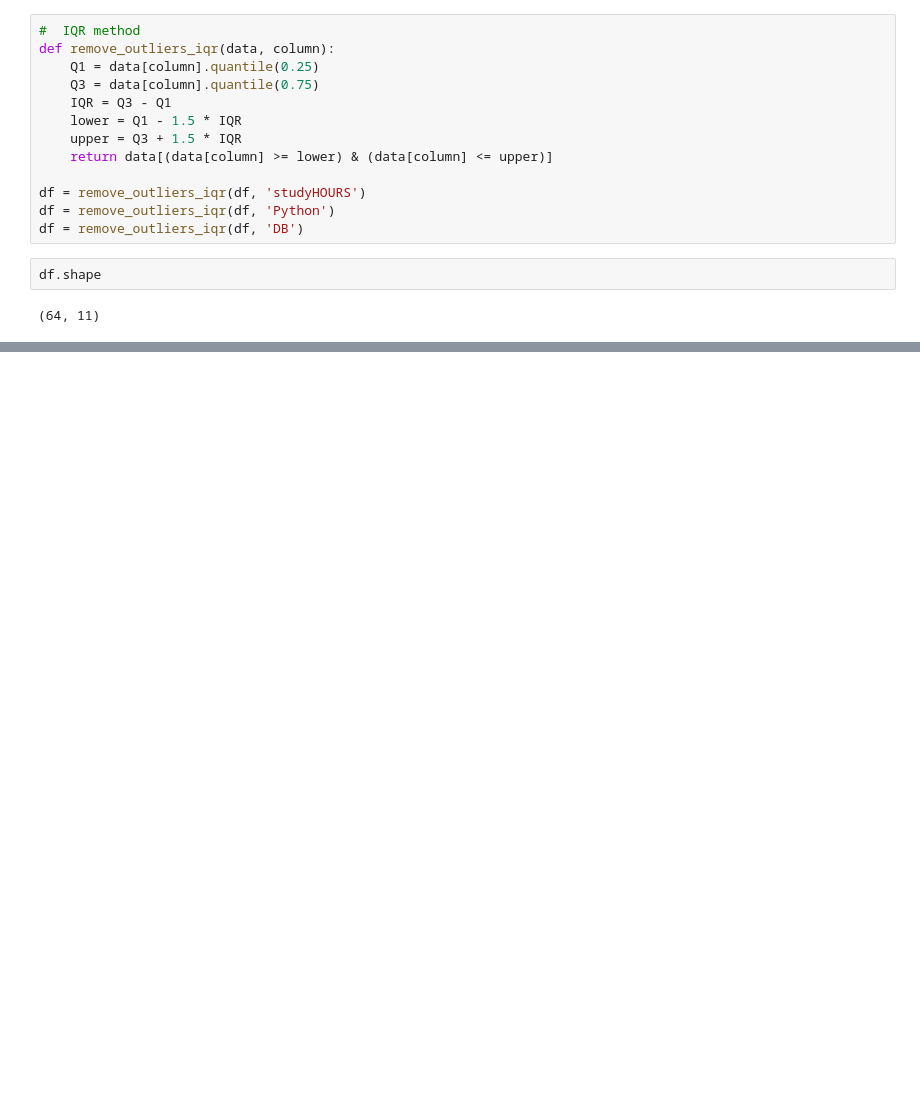
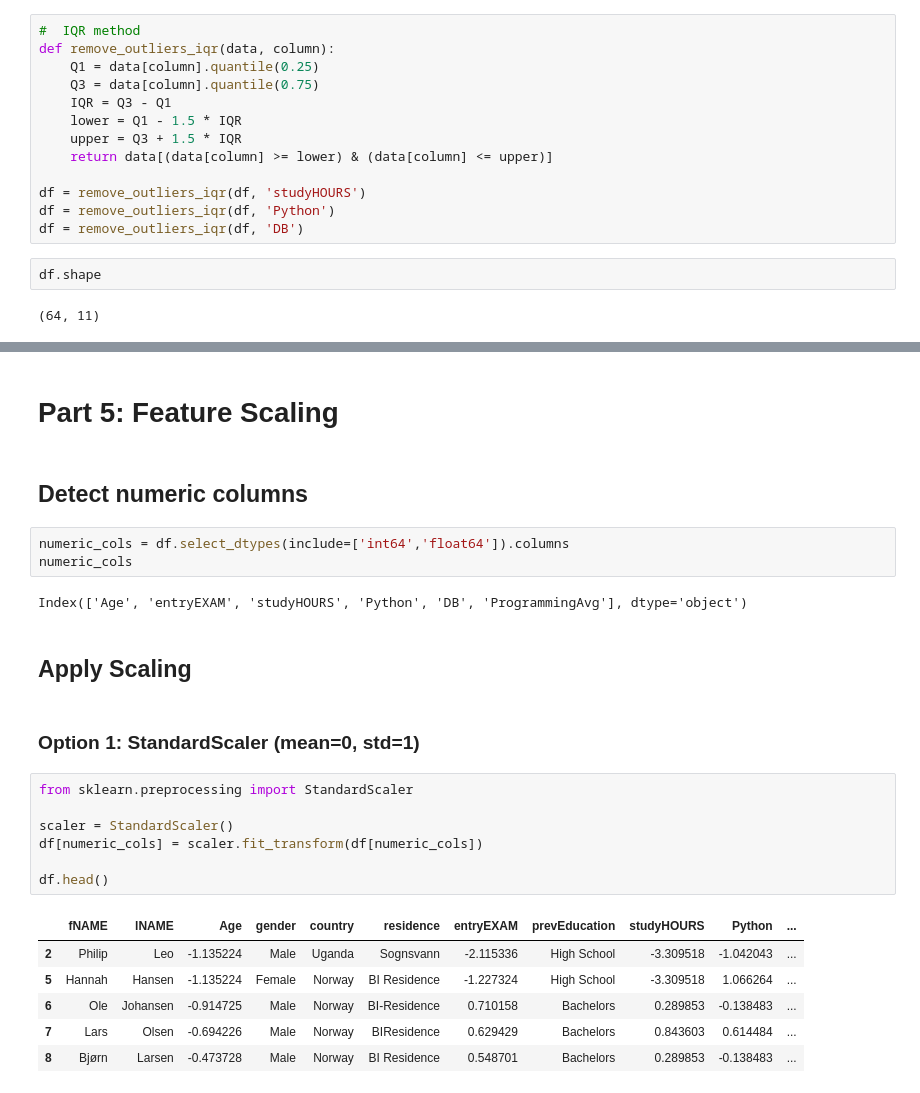
Before and after one commit to Toqa-ElMalah/Student-Data-Cleaning, a Jupyter notebook: Student Dataset.ipynb, the cells around one changed output, grey strips where cells are left out. Cells and saved outputs as stored; diff of their text form; blank space fills up the shorter version.

```diff
--- a/Student Dataset.ipynb
+++ b/Student Dataset.ipynb
@@ -264,0 +290,27 @@ df.to_csv("cleaned_students.csv", index=False)
+# %% [markdown]
+# Part 5: Feature Scaling
+# %% [markdown]
+## Detect numeric columns
+# %%
+numeric_cols = df.select_dtypes(include=['int64','float64']).columns
+numeric_cols
+# %% [output]
+Index(['Age', 'entryEXAM', 'studyHOURS', 'Python', 'DB', 'ProgrammingAvg'], dtype='object')
+# %% [markdown]
+## Apply Scaling
+# %% [markdown]
+### Option 1: StandardScaler (mean=0, std=1)
+# %%
+from sklearn.preprocessing import StandardScaler
+
+scaler = StandardScaler()
+df[numeric_cols] = scaler.fit_transform(df[numeric_cols])
+
+df.head()
+# %% [output]
+|  | fNAME | lNAME | Age | gender | country | residence | entryEXAM | prevEducation | studyHOURS | Python | ... |
+| 2 | Philip | Leo | -1.135224 | Male | Uganda | Sognsvann | -2.115336 | High School | -3.309518 | -1.042043 | ... |
+| 5 | Hannah | Hansen | -1.135224 | Female | Norway | BI Residence | -1.227324 | High School | -3.309518 | 1.066264 | ... |
+| 6 | Ole | Johansen | -0.914725 | Male | Norway | BI-Residence | 0.710158 | Bachelors | 0.289853 | -0.138483 | ... |
+| 7 | Lars | Olsen | -0.694226 | Male | Norway | BIResidence | 0.629429 | Bachelors | 0.843603 | 0.614484 | ... |
+| 8 | Bjørn | Larsen | -0.473728 | Male | Norway | BI Residence | 0.548701 | Bachelors | 0.289853 | -0.138483 | ... |
```
Also changed, not shown: parts of 14 cells of this notebook, 1 other file.
